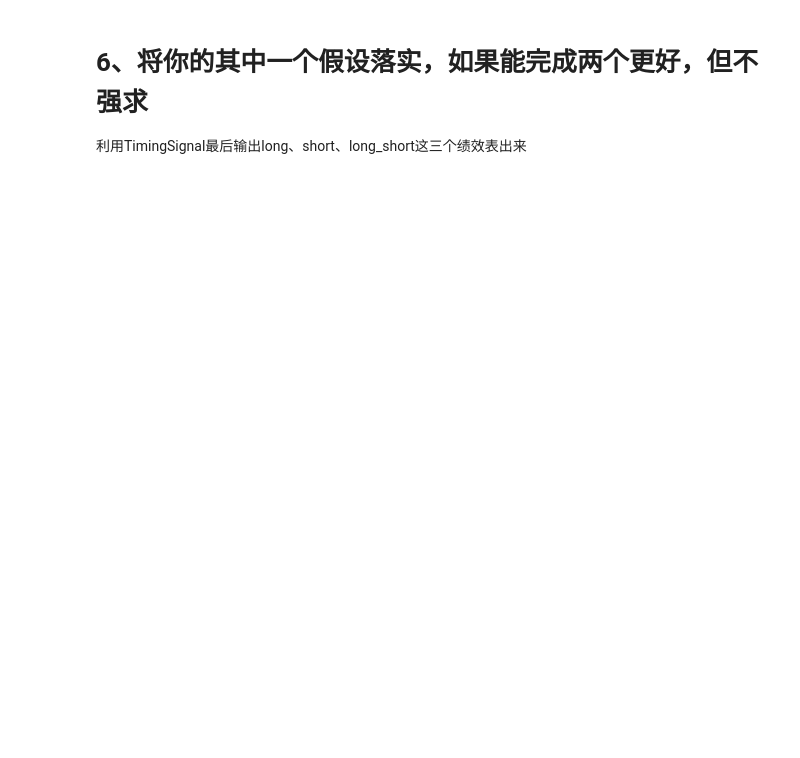
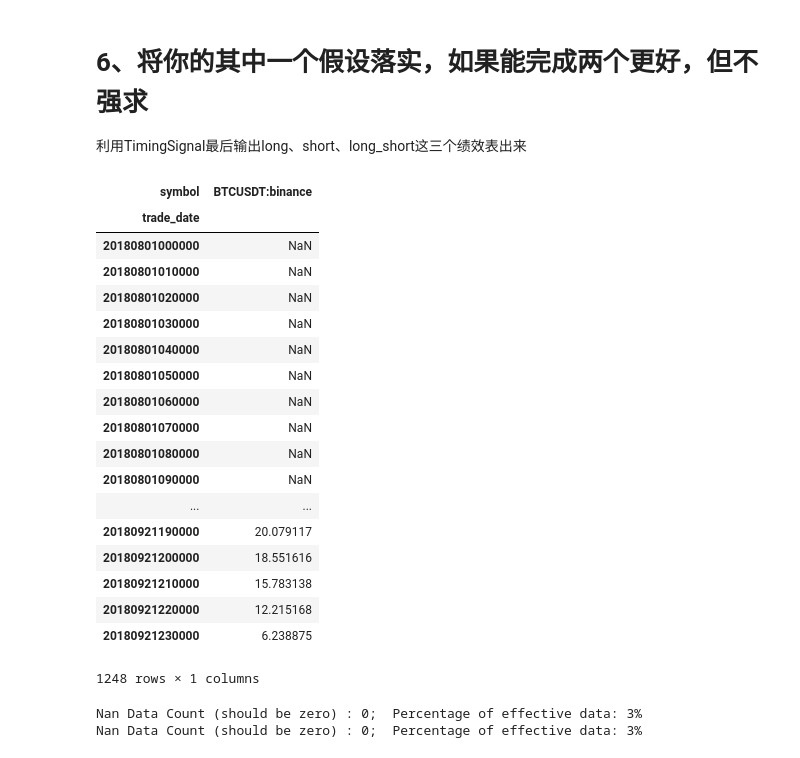
Before and after one commit to pengyaheng/-, a Jupyter notebook: 数据获取与因子绩效试题.ipynb, the cells around one changed output. Drawn from its saved outputs; the diff is of its cells as text; code cells hidden in the pictures; blank space fills up the shorter version.

Commit message:
C:/Users/peng/Desktop/process/信号试题/数据获取与因子绩效试题.ipynb

```diff
--- a/数据获取与因子绩效试题.ipynb
+++ b/数据获取与因子绩效试题.ipynb
@@ -245,0 +260,5 @@ https://github.com/ChannelCMT/formula/wiki
+# %%
+from jaqs_fxdayu.data.hf_dataview import HFDataView
+
+dv1H = HFDataView()
+dv1H.create_init_dv(Time_dict.set_index(["trade_date","symbol"]))
@@ -253,3 +353,28 @@ https://github.com/ChannelCMT/formula/wiki
 # 6、将你的其中一个假设落实，如果能完成两个更好，但不强求
 
 利用TimingSignal最后输出long、short、long_short这三个绩效表出来
+# %%
+#选取因子
+dv1H.add_formula('MACD', "Ta('EMA',0,0,0,0,close,0,12) - Ta('EMA',0,0,0,0,close,0,26)", add_data = True)
+dv1H.add_formula('MACD_Signal', "Ta('EMA',0,0,0,0,MACD,0,9)", add_data = True)
+dv1H.add_formula('Hist', "(MACD-MACD_Signal)", add_data = True)
+# %% [output]
+| symbol | BTCUSDT:binance |
+| trade_date |  |
+| 20180801000000 | NaN |
+| 20180801010000 | NaN |
+| 20180801020000 | NaN |
+| 20180801030000 | NaN |
+| 20180801040000 | NaN |
+| 20180801050000 | NaN |
+| 20180801060000 | NaN |
+| 20180801070000 | NaN |
+| 20180801080000 | NaN |
+| 20180801090000 | NaN |
+| ... | ... |
+| 20180921190000 | 20.079117 |
+| 20180921200000 | 18.551616 |
+| 20180921210000 | 15.783138 |
+| 20180921220000 | 12.215168 |
+| 20180921230000 | 6.238875 |
+1248 rows × 1 columns
@@ -255,0 +387,35 @@ https://github.com/ChannelCMT/formula/wiki
+# %%
+#计算绩效
+from jaqs_fxdayu.research import TimingDigger
+
+tdMACDStatistic = TimingDigger(output_folder=".", output_format='pdf',signal_name='MaCDStatistic')
+
+def TimingSignal(td, dv, long='long', short='short', closeLong='closeLong', closeShort='closeShort', mhp=None, sl=None, sp=None):
+    #多空分别计算一遍 输出汇总结果
+    td.process_signal(
+        enter_signal=dv.get_ts(long),
+        exit_signal=dv.get_ts(closeLong),
+        sig_type="long",  # 信号类型 long/short
+        price=dv.get_ts("close"),
+        max_holding_period=mhp,  # 最大持有天数 可为空
+        stoploss=-sl,  # 止损百分比 负数 可为空
+        stopprofit=sp,  # 止盈百分比 正数 可为空
+    )
+
+    td.process_signal(
+        enter_signal=dv.get_ts(short),
+        exit_signal=dv.get_ts(closeShort),
+        sig_type="short",  # 信号类型 long/short
+        price=dv.get_ts("close"),
+        max_holding_period=mhp,  # 最大持有天数 可为空
+        stoploss=-sl,  # 止损百分比 负数 可为空
+        stopprofit=sp,  # 止盈百分比 正数 可为空
+    )
+
+MACD=dv1H.get_ts('MACD', date_type='datetime')
+MACD_Signal=dv1H.get_ts('MACD_Signal', date_type='datetime')
+Hist=dv1H.get_ts('Hist', date_type='datetime')
+TimingSignal(tdMACDStatistic, dv1H, 'longMACD', 'shortMACD', 'closeLongMACD', 'closeShortMACD', mhp=100, sl=0.05, sp=0.3)
+# %% [output]
+Nan Data Count (should be zero) : 0;  Percentage of effective data: 3%
+Nan Data Count (should be zero) : 0;  Percentage of effective data: 3%
```
Also changed, not shown: parts of 19 cells of this notebook.
